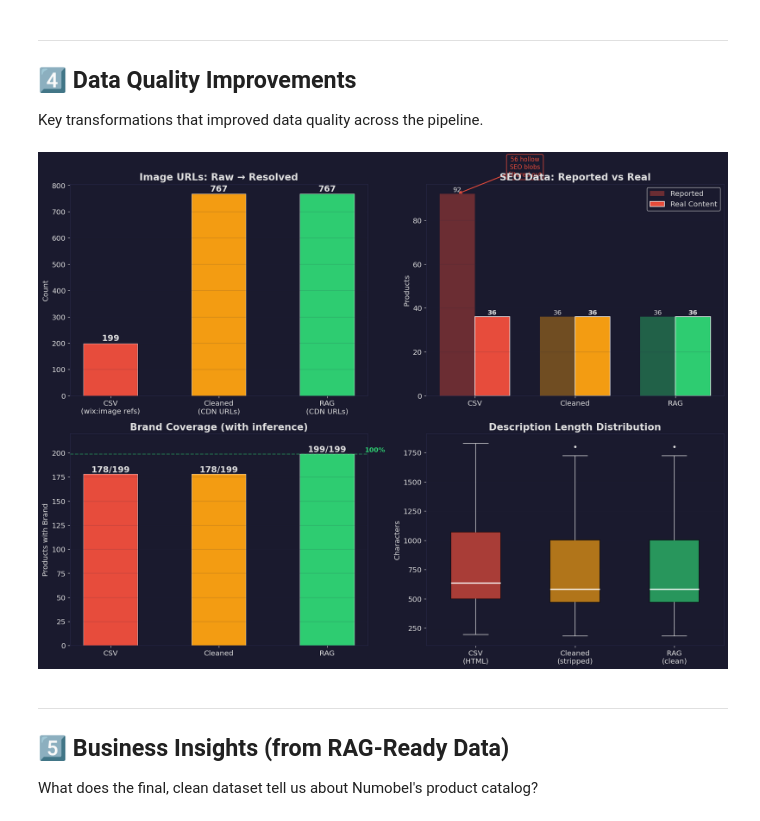
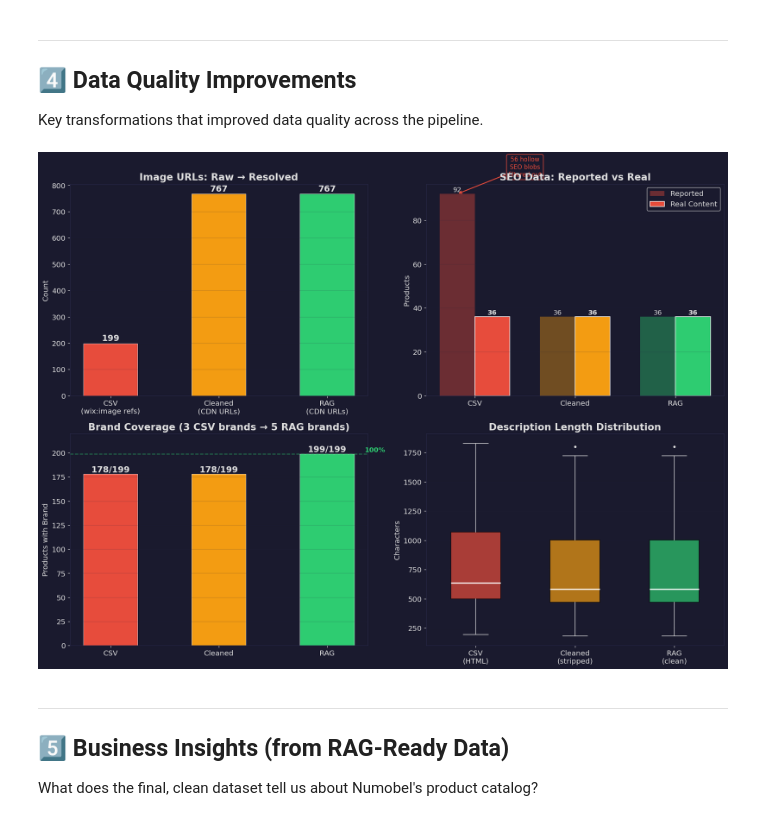
Before and after one commit to mushxoxo/Numobel-LLM, a Jupyter notebook: comparison.ipynb, the cells around one changed output. Saved outputs shown, nothing was run; the diff lists cells and outputs as text; code cells hidden in the pictures.

```diff
--- a/comparison.ipynb
+++ b/comparison.ipynb
@@ -306,40 +350,42 @@ ax = axes[1, 0]
 brand_csv = sum(1 for r in csv_rows if r.get('Brand', '').strip())
 brand_clean = sum(1 for p in cleaned if p.get('brand'))
 brand_rag = sum(1 for p in rag if p.get('brand'))
+unique_csv = len(set(r.get('Brand', '').strip() for r in csv_rows if r.get('Brand', '').strip()))
+unique_rag = len(set(p['brand'] for p in rag if p.get('brand')))
 bars = ax.bar(['CSV', 'Cleaned', 'RAG'], [brand_csv, brand_clean, brand_rag],
               color=[C_CSV, C_CLEAN, C_RAG], edgecolor='white', linewidth=0.5, width=0.5)
 for bar, val in zip(bars, [brand_csv, brand_clean, brand_rag]):
     ax.text(bar.get_x() + bar.get_width()/2, bar.get_height() + 2,
             f'{val}/199', ha='center', fontweight='bold', fontsize=14, color=FG)
-ax.set_title('Brand Coverage (with inference)')
+ax.set_title(f'Brand Coverage ({unique_csv} CSV brands → {unique_rag} RAG brands)')
 ax.set_ylabel('Products with Brand')
 ax.set_ylim(0, 220)
 ax.grid(axis='y', alpha=0.2)
 ax.axhline(y=199, color=C_RAG, linestyle='--', alpha=0.5)
 ax.text(2.35, 201, '100%', fontsize=11, color=C_RAG, fontweight='bold')
 
 # ── 4. Description Length ──
 ax = axes[1, 1]
 desc_csv = [len(r.get('Description', '')) for r in csv_rows]
 desc_clean = [len(p.get('product_description', '') or '') for p in cleaned]
 desc_rag = [len(p.get('description', '') or '') for p in rag]
 bp = ax.boxplot([desc_csv, desc_clean, desc_rag],
                 labels=['CSV\n(HTML)', 'Cleaned\n(stripped)', 'RAG\n(clean)'],
                 patch_artist=True, widths=0.5,
                 medianprops=dict(color='white', linewidth=2),
                 whiskerprops=dict(color=FG), capprops=dict(color=FG),
                 flierprops=dict(markerfacecolor=FG, markeredgecolor=FG, markersize=3))
 for patch, color in zip(bp['boxes'], [C_CSV, C_CLEAN, C_RAG]):
     patch.set_facecolor(color)
     patch.set_alpha(0.7)
 ax.set_title('Description Length Distribution')
 ax.set_ylabel('Characters')
 ax.grid(axis='y', alpha=0.2)
 
 plt.tight_layout()
 plt.show()
 # %% [output]
-[figure, old version]
+[figure, new version]
 # %% [markdown]
 ---
 ## 5️⃣ Business Insights (from RAG-Ready Data)
```
Also changed, not shown: parts of 9 cells of this notebook, 2 other files.
